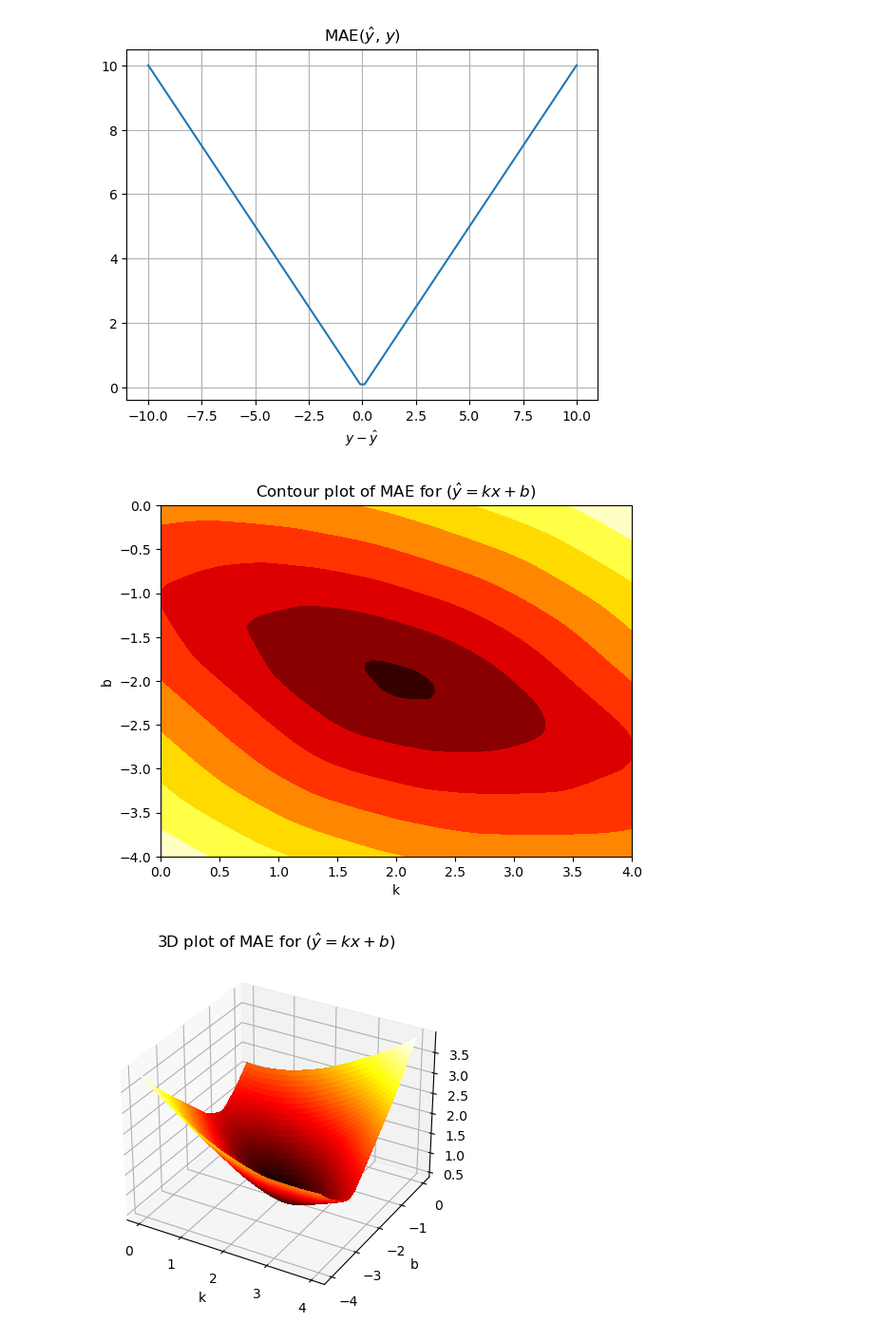
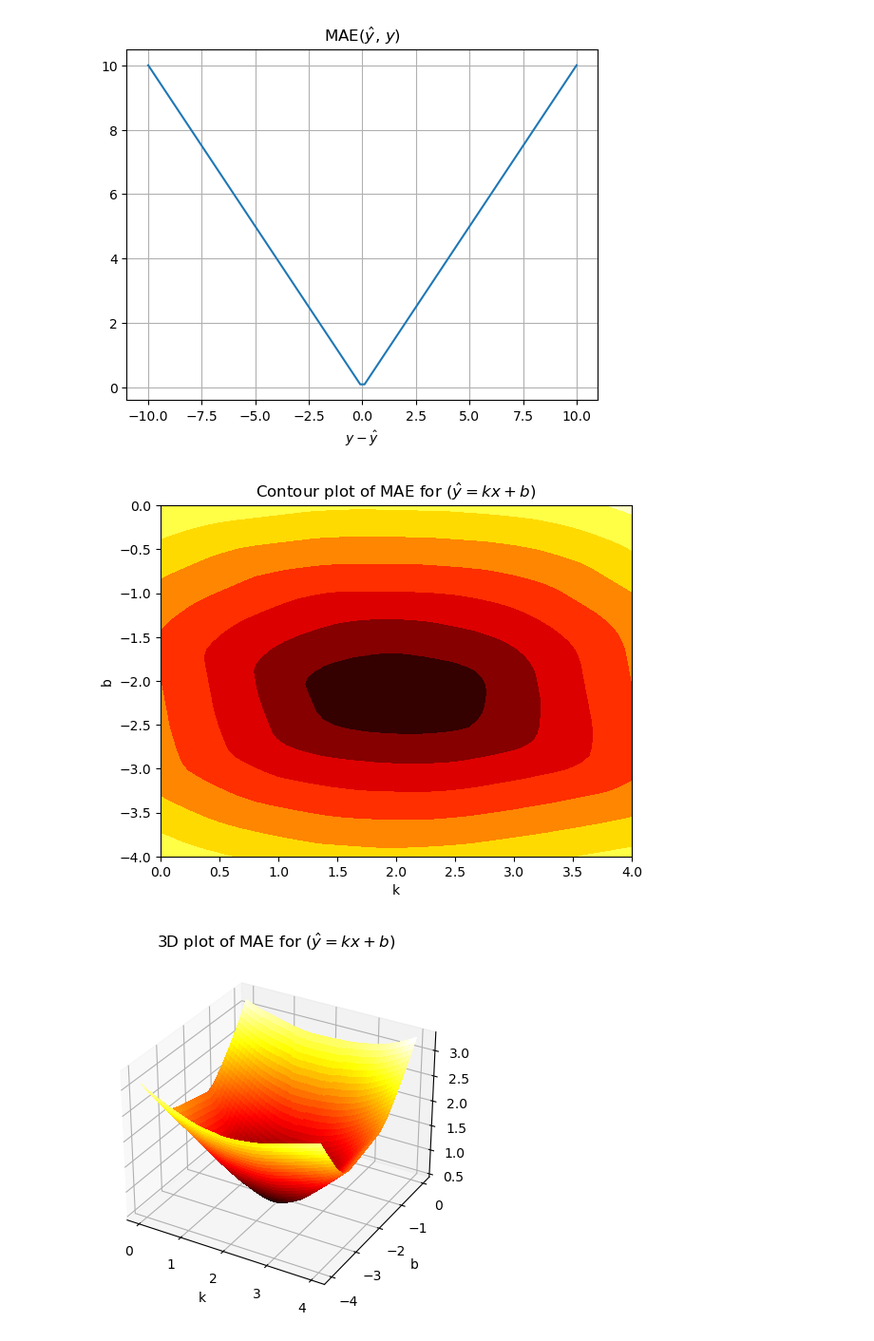
Before and after one commit to DanielZhicool/Deep-Learning, a Jupyter notebook: Lab_1.ipynb, the cells around one changed output. Shown at 95% size. Drawn from its saved outputs; the diff is of its cells as text; code cells hidden in the pictures.

Commit message:
Lab 1 fixed plots

```diff
--- a/Lab_1.ipynb
+++ b/Lab_1.ipynb
@@ -562,36 +548,36 @@ k_points = np.linspace(0, 4, 50)
 b_points = np.linspace(-4, 0, 50)
 
 # regressand
-y = np.random.rand(50) * 10 - 5
+y = np.random.rand(50) * 10 - 7
 
 # regressor
 eps = np.random.rand(50)
 eps = eps - eps.mean()
 x = y / 2.0 + 1 + eps
 # y = 2 * x - 2 + epsilon_1 => min: MAE(k, b) should be around (2, -2)
 
 # contour plot of MAE
 fig1, ax = plt.subplots()
 
 K, B = np.meshgrid(k_points, b_points)
 
 Z = np.array([[mae(y_cap(K[i, j], B[i, j]), y) for i in range(K.shape[0])] for j in range(K.shape[1])])
 
 ax.set_xlabel('k')
 ax.set_ylabel('b')
 ax.contourf(K, B, Z, cmap=cm.hot, linewidth=0, antialiased=False)
 #ax.view_init(elev=90, azim=180)
 ax.set_title('Contour plot of MAE for ($\hat y = kx+b$)')
 
 # 3D plot of MAE
 fig2, ax = plt.subplots(subplot_kw={"projection": "3d"})
 
 ax.set_xlabel('k')
 ax.set_ylabel('b')
 ax.plot_surface(K, B, Z, cmap=cm.hot, linewidth=0, antialiased=False)
 #ax.view_init(elev=90, azim=180)
 ax.set_title('3D plot of MAE for ($\hat y = kx+b$)')
 plt.show()
 # %% [output]
-[figure, old version]
+[figure, new version]
-[figure, old version]
+[figure, new version]
```
Also changed, not shown: parts of 9 cells of this notebook.
